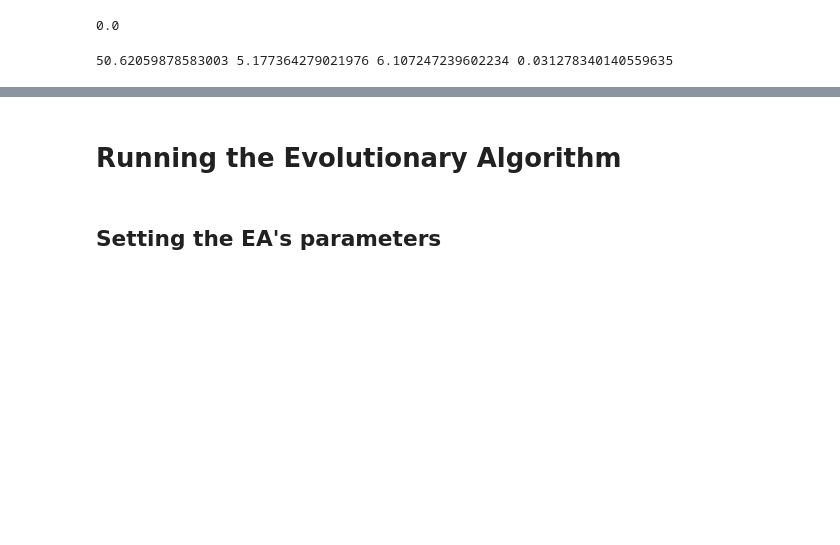
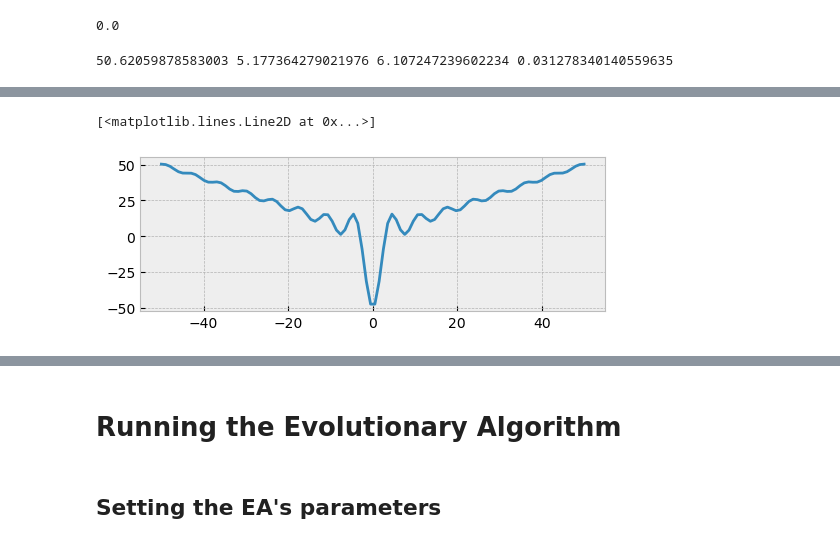
Before and after one commit to EloyRD/ThesisExp, a Jupyter notebook: EA_C_01_OneParameterSet.ipynb, the cells around one changed output, grey strips where cells are left out. Cells and saved outputs as stored; diff of their text form; code cells hidden in the pictures; blank space fills up the shorter version.

```diff
--- a/EA_C_01_OneParameterSet.ipynb
+++ b/EA_C_01_OneParameterSet.ipynb
@@ -96,0 +124,14 @@ print(f_fun(-1.0, -1.0), f_fun(-11.0, -9.0), f_fun(11.0, 3.0), f_fun(-6.0, 9.0))
+# %%
+def g_fun_mono(z):
+    mag = np.sqrt(z ** 2.0)
+    val = -(50.0 * np.sinc(mag / np.pi) - mag)
+    return val
+
+plot_x = np.linspace(-50,50,100)
+plot_y = g_fun_mono(plot_x)
+
+fix,ax = plt.subplots(figsize=(6,2))
+plt.plot(plot_x,plot_y)
+# %% [output]
+[<matplotlib.lines.Line2D at 0x...>]
+[figure, added]
```
Also changed, not shown: parts of 36 cells of this notebook, 43 other files.
